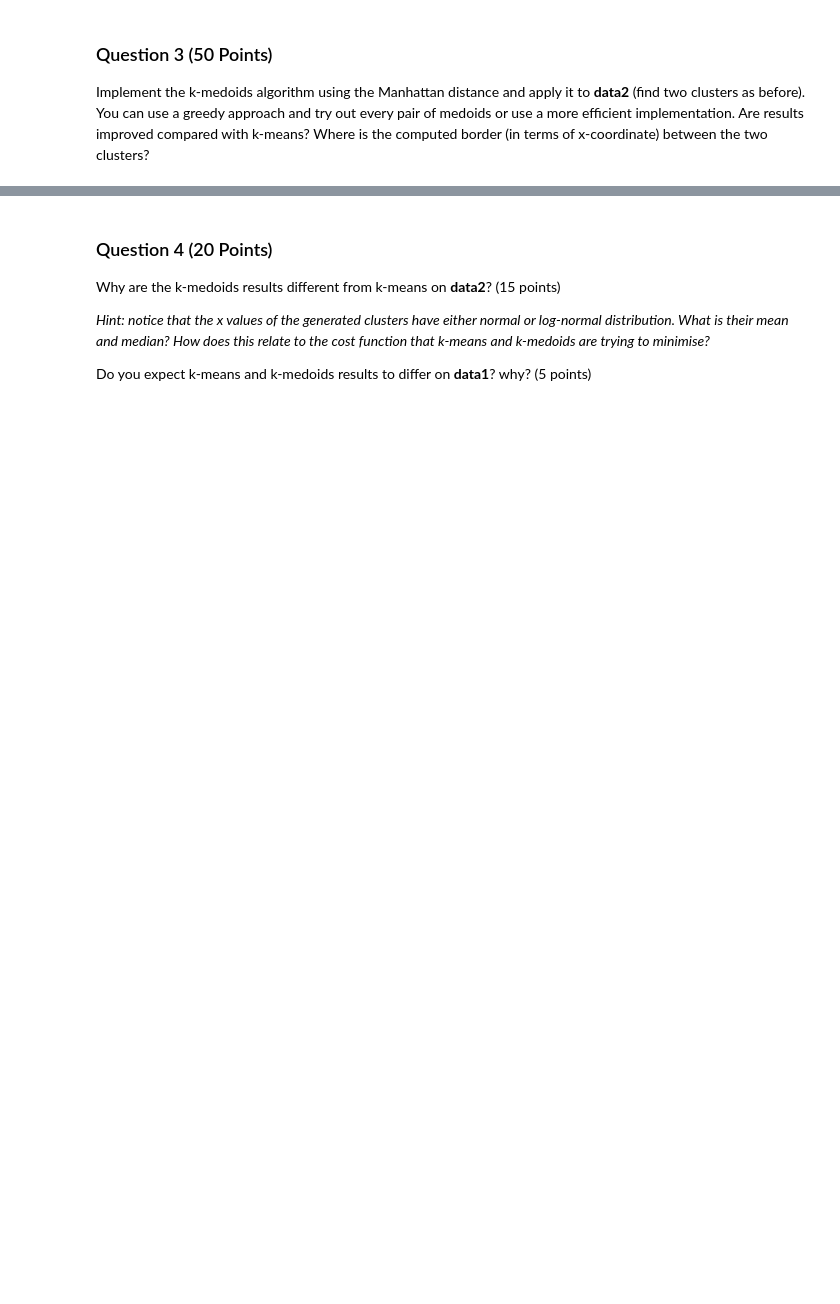
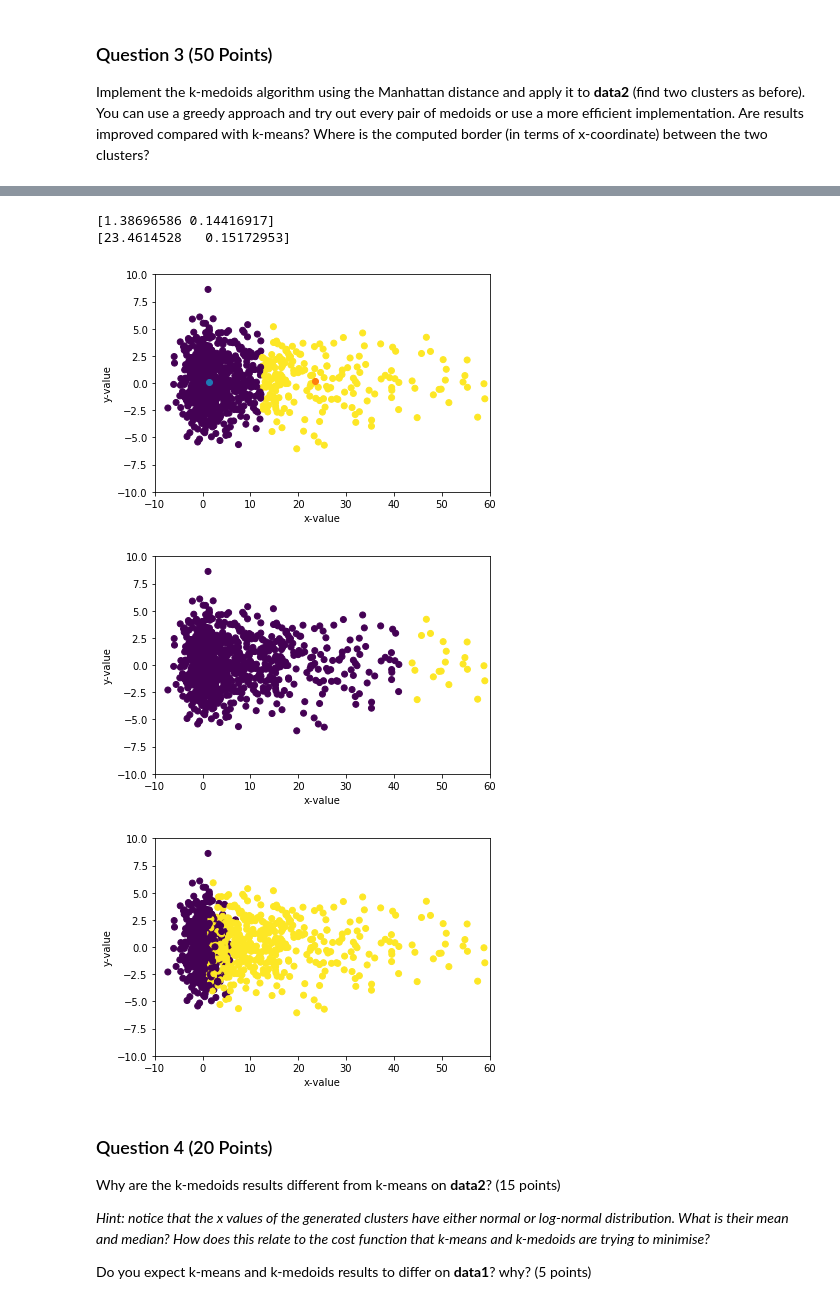
Before and after one commit to akruskal/Kmedoids_ML_Python, a Jupyter notebook: Chapter07-Assessment.ipynb, the cells around one changed output, grey strips where cells are left out. Cells and saved outputs as stored; diff of their text form; code cells hidden in the pictures; blank space fills up the shorter version.

```diff
--- a/Chapter07-Assessment.ipynb
+++ b/Chapter07-Assessment.ipynb
@@ -128,29 +200,103 @@ print(medoid2)
+# %%
+from tqdm import tqdm
+
+def k_medoids_2(data):
+    '''
+    Implement k-medoids algorithm for subdividing the data into two clusters
+    Inputs:
+        data: data array with observations as rows and features as columns
+    Outputs:
+        label: the label assigned to each observation (a binary vector containing zeros and ones)
+        medoid1: the medoid of the first cluster
+        medoid2: the medoid of the second cluster
+    '''
+
+    #make lists to choose best medoids at end
+    medoids_index = []
+    cluster_costs_list = []
+    cluster_assign_list =[]
+
+    #select every possible pair of medoids
+    for i in tqdm(range(len(data2))):
+        for j in range((len(data2)-i)):
+            temp_medoid1 = i
+            temp_medoid2 = i+j
+            medoids_index.append([temp_medoid1, temp_medoid2])
+
+            #grab x and y values for each medoid
+            medoid1x = data2[temp_medoid1][0]
+            medoid1y = data2[temp_medoid1][1]
+            medoid2x = data2[temp_medoid2][0]
+            medoid2y = data2[temp_medoid2][1]
+
+            #calculate distance and assign cluster for every data point for demoid pair
+            temp_cluster_assign = []
+            temp_cluster_cost = 0
+            for k in range(len(data2)):
+                temp_x = data2[k][0] #medoid x value
+                temp_y = data2[k][1] #medoid y value
+                med1dist = (abs(medoid1x-temp_x) + abs(medoid1y-temp_y)) #distance from medoid 1
+                med2dist = (abs(medoid2x-temp_x) + abs(medoid2y-temp_y)) #distance from medoid 2
+                if med1dist <= med2dist:
+                    temp_cluster_assign.append(0)
+                    temp_cluster_cost = temp_cluster_cost + med1dist
+                else:
+                    temp_cluster_assign.append(1)
+                    temp_cluster_cost = temp_cluster_cost + med2dist
+            cluster_costs_list.append(temp_cluster_cost)
+            cluster_assign_list.append(temp_cluster_assign)
+
+    #get index min cost
+    index_min_cost = cluster_costs_list.index(min(cluster_costs_list))
+    #get medoid index pair
+    medoid_index_pair = medoids_index[index_min_cost]
+
+    #use index to get labels and medoid outpust
+    label = cluster_assign_list[index_min_cost]
+    medoid1 = data2[medoid_index_pair[0]]
+    medoid2 = data2[medoid_index_pair[1]]
+
+    return label, medoid1, medoid2
+
+label_kmedoids2, medoid1, medoid2 = k_medoids_2(data2)
+print(medoid1)
+print(medoid2)
+# %% [output]
+[1.38696586 0.14416917]
+[23.4614528   0.15172953]
 # %%
 # k-medoids clustering
 plt.scatter(data2[:,0], data2[:,1], c=label_kmedoids2)
 plt.xlim([-10,60])
 plt.ylim([-10,10])
 plt.xlabel("x-value")
 plt.ylabel("y-value")
+plt.scatter(medoid1[0],medoid1[1])
+plt.scatter(medoid2[0],medoid2[1])
 plt.show()
+
 
 # k-means clustering
 plt.scatter(data2[:,0], data2[:,1], c=label_kmeans2)
 plt.xlim([-10,60])
 plt.ylim([-10,10])
 plt.xlabel("x-value")
 plt.ylabel("y-value")
 plt.show()
 
 # true label
 idx = np.random.choice(1000, (1000,), replace=False) #random plotting order
 color = np.hstack([np.zeros(500), np.ones(500)])
 plt.scatter(data2[idx,0], data2[idx,1], c=color[idx])
 plt.xlim([-10,60])
 plt.ylim([-10,10])
 plt.xlabel("x-value")
 plt.ylabel("y-value")
 plt.show()
+# %% [output]
+[figure, added]
+[figure, added]
+[figure, added]
 # %% [markdown]
 ### Question 4 (20 Points)
 Why are the k-medoids results different from k-means on __data2__? (15 points)
```
Also changed, not shown: parts of 16 cells of this notebook, 1 other file.
